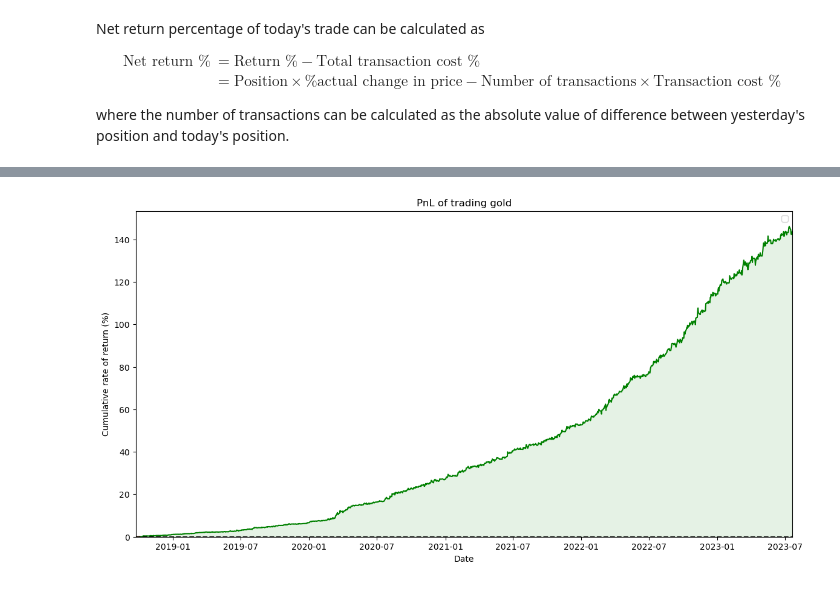
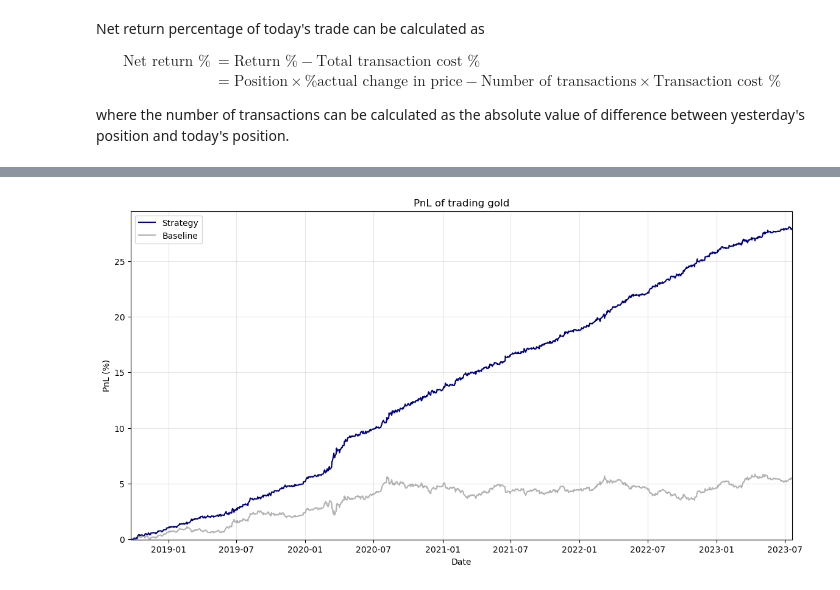
Before and after one commit to Ryanjoo18/gold-price-arima-forecast, a Jupyter notebook: main.ipynb, the cells around one changed output, grey strips where cells are left out. Drawn from its saved outputs; the diff is of its cells as text; code cells hidden in the pictures.

Commit message:
Removed compounding effect, added baseline for comparison of PnL

```diff
--- a/main.ipynb
+++ b/main.ipynb
@@ -239,21 +257,20 @@ test_data.dropna(inplace=True)
 # %%
 # Plot PnL chart
-cum_rate_returns = pnl_df["Cumulative returns"] / initial_capital * 100
+strategy_cul_rate_returns = strategy_pnl["Cumulative strategy returns"] / initial_capital * 100
+actual_cul_rate_returns = actual_pnl["Cumulative actual returns"] / initial_capital * 100
 plt.figure(figsize=(14,7))
-plt.plot(pnl_df.index, np.where(cum_rate_returns >= 0, cum_rate_returns, np.nan), color='green')
-plt.plot(pnl_df.index, np.where(cum_rate_returns < 0, cum_rate_returns, np.nan), color='red')
-plt.axhline(y=0, color="black", linestyle='--') # zero baseline
-plt.fill_between(pnl_df.index, cum_rate_returns, 0, where=(cum_rate_returns >= 0), color='green', alpha=0.1)
-plt.fill_between(pnl_df.index, cum_rate_returns, 0, where=(cum_rate_returns < 0), color='red', alpha=0.1)
-plt.xlim(min(pnl_df.index), max(pnl_df.index))
-plt.ylim(cum_rate_returns.min(), None)
+plt.plot(strategy_pnl.index, strategy_cul_rate_returns, label='Strategy', color='darkblue')
+plt.plot(actual_pnl.index, actual_cul_rate_returns, label='Baseline', color='grey', alpha=0.6) # Baseline: buy and hold
+plt.xlim(min(strategy_pnl.index), max(strategy_pnl.index))
+plt.ylim(strategy_cul_rate_returns.min(), None)
 plt.title(f"PnL of trading gold")
 plt.xlabel("Date")
-plt.ylabel("Cumulative rate of return (%)")
-plt.legend()
+plt.ylabel("PnL (%)")
+plt.legend(loc='upper left')
+plt.grid(True, alpha=0.3)
 plt.show()
 # %% [output]
-[figure, old version]
+[figure, new version]
 # %%
 # Returns performance metrics of the trading strategy
 def get_metrics(df):
```
Also changed, not shown: parts of 6 cells of this notebook, 2 other files.
